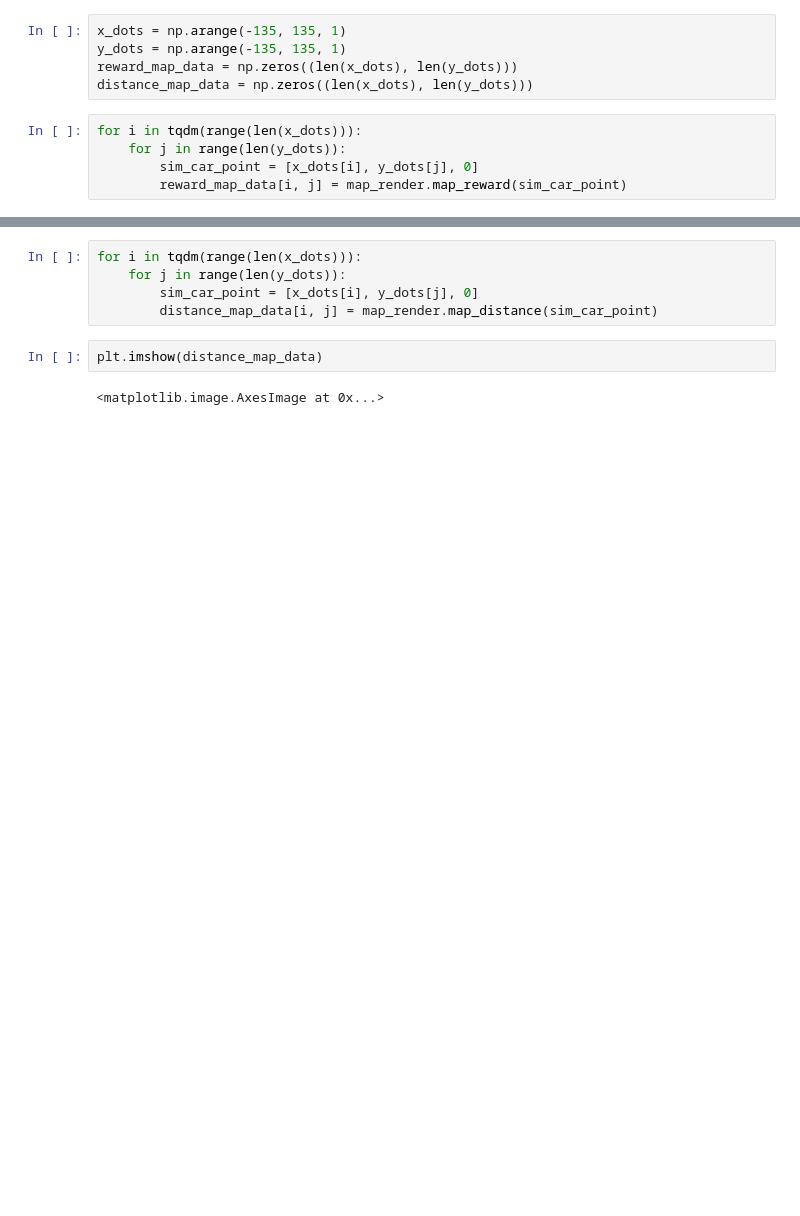
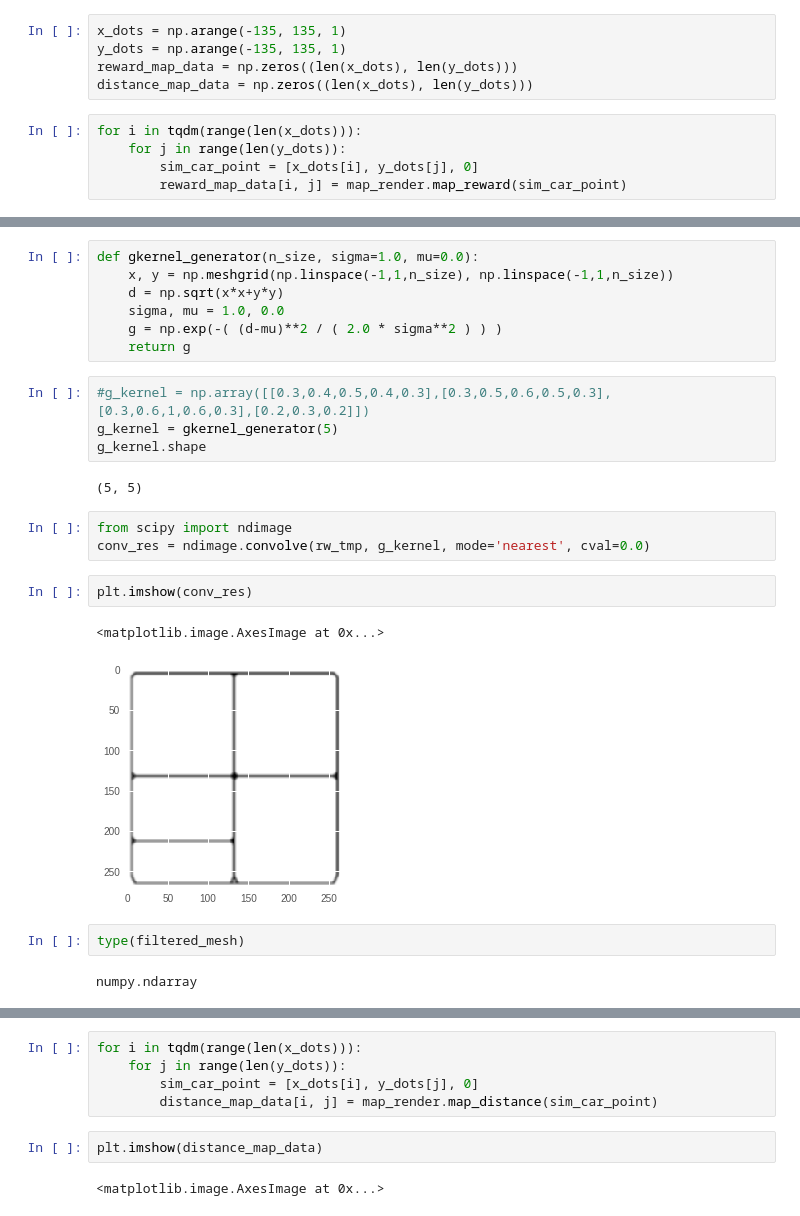
Before and after one commit to rancheng/AirSimProjects, a Jupyter notebook: visualization.ipynb, the cells around one changed output, grey strips where cells are left out. Cells and saved outputs as stored; diff of their text form; blank space fills up the shorter version.

```diff
--- a/visualization.ipynb
+++ b/visualization.ipynb
@@ -22,0 +33,25 @@ plt.imshow(reward_map_data)
+# %%
+def gkernel_generator(n_size, sigma=1.0, mu=0.0):
+    x, y = np.meshgrid(np.linspace(-1,1,n_size), np.linspace(-1,1,n_size))
+    d = np.sqrt(x*x+y*y)
+    sigma, mu = 1.0, 0.0
+    g = np.exp(-( (d-mu)**2 / ( 2.0 * sigma**2 ) ) )
+    return g
+# %%
+#g_kernel = np.array([[0.3,0.4,0.5,0.4,0.3],[0.3,0.5,0.6,0.5,0.3], [0.3,0.6,1,0.6,0.3],[0.2,0.3,0.2]])
+g_kernel = gkernel_generator(5)
+g_kernel.shape
+# %% [output]
+(5, 5)
+# %%
+from scipy import ndimage
+conv_res = ndimage.convolve(rw_tmp, g_kernel, mode='nearest', cval=0.0)
+# %%
+plt.imshow(conv_res)
+# %% [output]
+<matplotlib.image.AxesImage at 0x...>
+[figure, added]
+# %%
+type(filtered_mesh)
+# %% [output]
+numpy.ndarray
```
Also changed, not shown: parts of 8 cells of this notebook, 3 other files.
